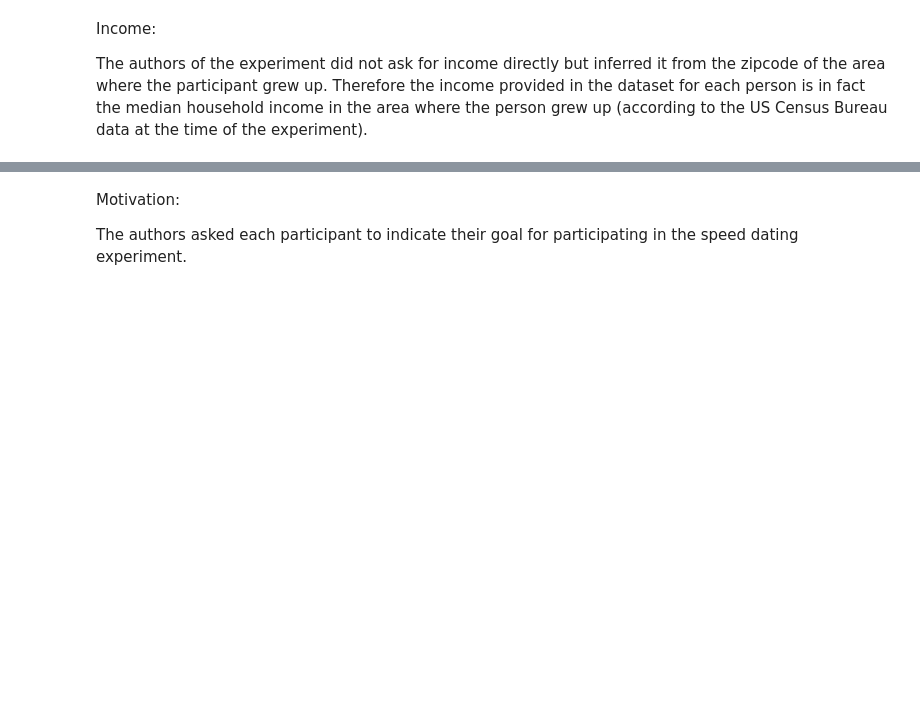
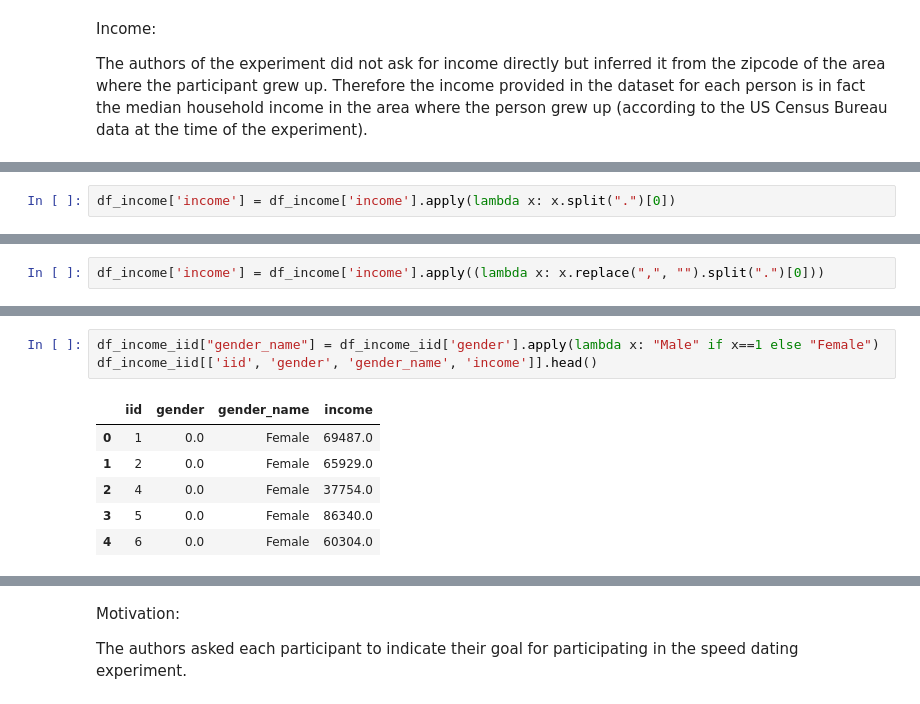
Before and after one commit to YuliyaSheichenka/Certification_Bloc_2, a Jupyter notebook: 01-Project_speed_dating_views_evolution.ipynb, the cells around one changed output, grey strips where cells are left out. Saved outputs shown, nothing was run; the diff lists cells and outputs as text; blank space fills up the shorter version.

```diff
--- a/01-Project_speed_dating_views_evolution.ipynb
+++ b/01-Project_speed_dating_views_evolution.ipynb
@@ -1167,0 +834,2 @@ df_iid["income"].unique
+# %%
+df_income['income'] = df_income['income'].apply(lambda x: x.split(".")[0])
@@ -1167,0 +845,2 @@ df_iid["income"].unique
+# %%
+df_income['income'] = df_income['income'].apply((lambda x: x.replace(",", "").split(".")[0]))
@@ -1167,0 +923,10 @@ df_iid["income"].unique
+# %%
+df_income_iid["gender_name"] = df_income_iid['gender'].apply(lambda x: "Male" if x==1 else "Female")
+df_income_iid[['iid', 'gender', 'gender_name', 'income']].head()
+# %% [output]
+|  | iid | gender | gender_name | income |
+| 0 | 1 | 0.0 | Female | 69487.0 |
+| 1 | 2 | 0.0 | Female | 65929.0 |
+| 2 | 4 | 0.0 | Female | 37754.0 |
+| 3 | 5 | 0.0 | Female | 86340.0 |
+| 4 | 6 | 0.0 | Female | 60304.0 |
```
Also changed, not shown: parts of 63 cells of this notebook.
